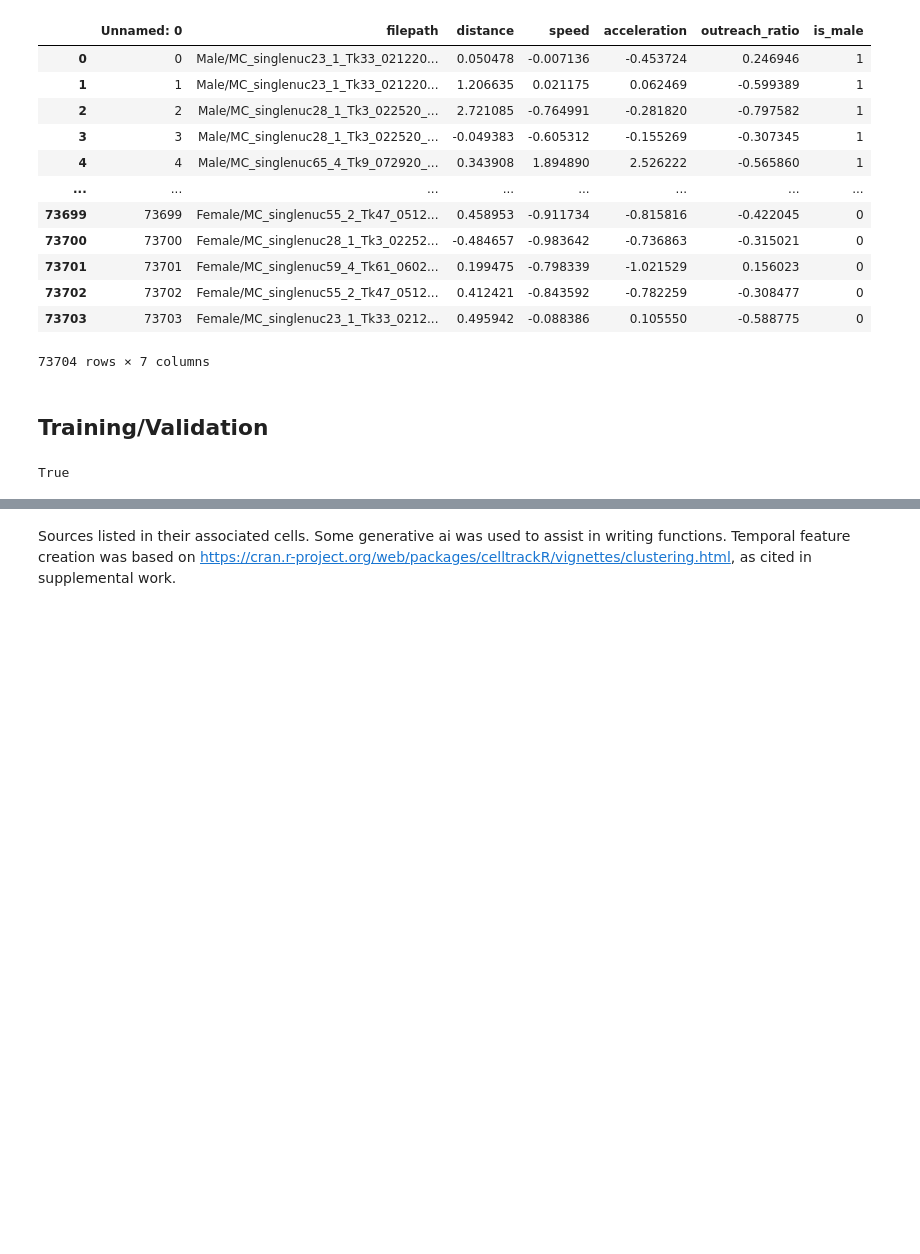
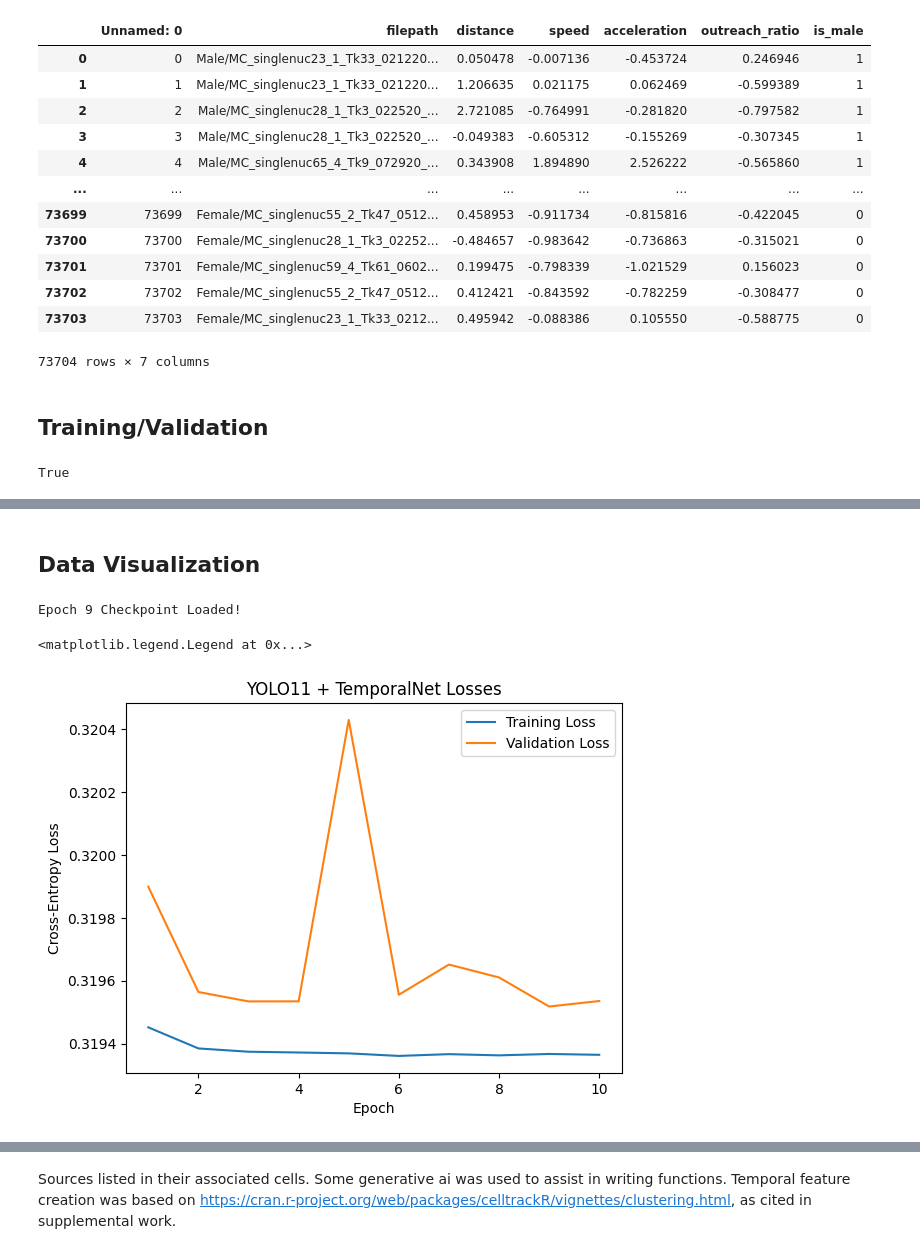
Before and after one commit to Human-Augment-Analytics/Bio-Boost, a Jupyter notebook: scripts/modeling/temporal_features_and_dt.ipynb, the cells around one changed output, grey strips where cells are left out. Saved outputs shown, nothing was run; the diff lists cells and outputs as text; code cells hidden in the pictures; blank space fills up the shorter version.

Commit message:
Finished training TNetv1, created loss/accuracy plots

```diff
--- a/scripts/modeling/temporal_features_and_dt.ipynb
+++ b/scripts/modeling/temporal_features_and_dt.ipynb
@@ -1901,0 +1910,2 @@ Epoch 1 Checkpoint Saved!
+# %% [markdown]
+## Data Visualization
@@ -1901,0 +1914,14 @@ Epoch 1 Checkpoint Saved!
+# %%
+train_losses, train_accs, valid_losses, valid_accs = load_checkpoint(tnet, optimizer, epoch=10, save_dir=SINGLE_NUC_1_PATH)
+# %% [output]
+Epoch 9 Checkpoint Loaded!
+# %%
+plt.plot(np.arange(1, 11), train_losses, label='Training Loss')
+plt.plot(np.arange(1, 11), valid_losses, label='Validation Loss')
+plt.xlabel('Epoch')
+plt.ylabel('Cross-Entropy Loss')
+plt.title('YOLO11 + TemporalNet Losses')
+plt.legend()
+# %% [output]
+<matplotlib.legend.Legend at 0x...>
+[figure, added]
```
Also changed, not shown: parts of 5 cells of this notebook.
